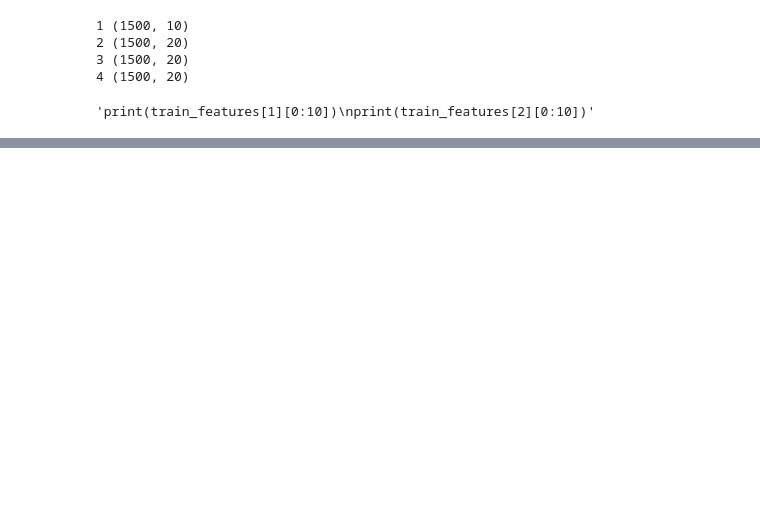
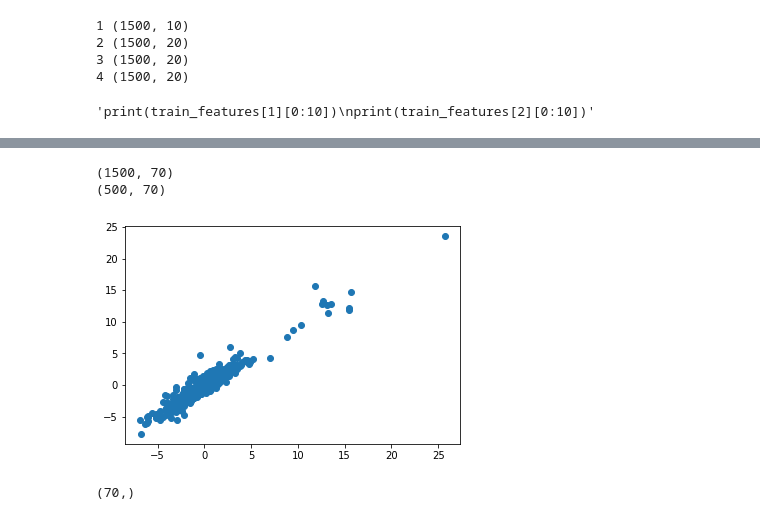
Before and after one commit to lab-cosmo/wigner_kernels, a Jupyter notebook: nice_comparison_c_centered.ipynb, the cells around one changed output, grey strips where cells are left out. Saved outputs shown, nothing was run; the diff lists cells and outputs as text; code cells hidden in the pictures; blank space fills up the shorter version.

```diff
--- a/nice_comparison_c_centered.ipynb
+++ b/nice_comparison_c_centered.ipynb
@@ -264,0 +291,15 @@ plt.show()
+# %%
+print(train.shape)
+rgr = BayesianRidge(fit_intercept = False)
+rgr.fit(train, train_energies)
+predictions = rgr.predict(test)
+print(test.shape)
+plt.plot(test_energies, predictions, 'o')
+plt.show()
+best_weight = rgr.coef_
+print(best_weight.shape)
+# %% [output]
+(1500, 70)
+(500, 70)
+[figure, added]
+(70,)
```
Also changed, not shown: parts of 18 cells of this notebook.
